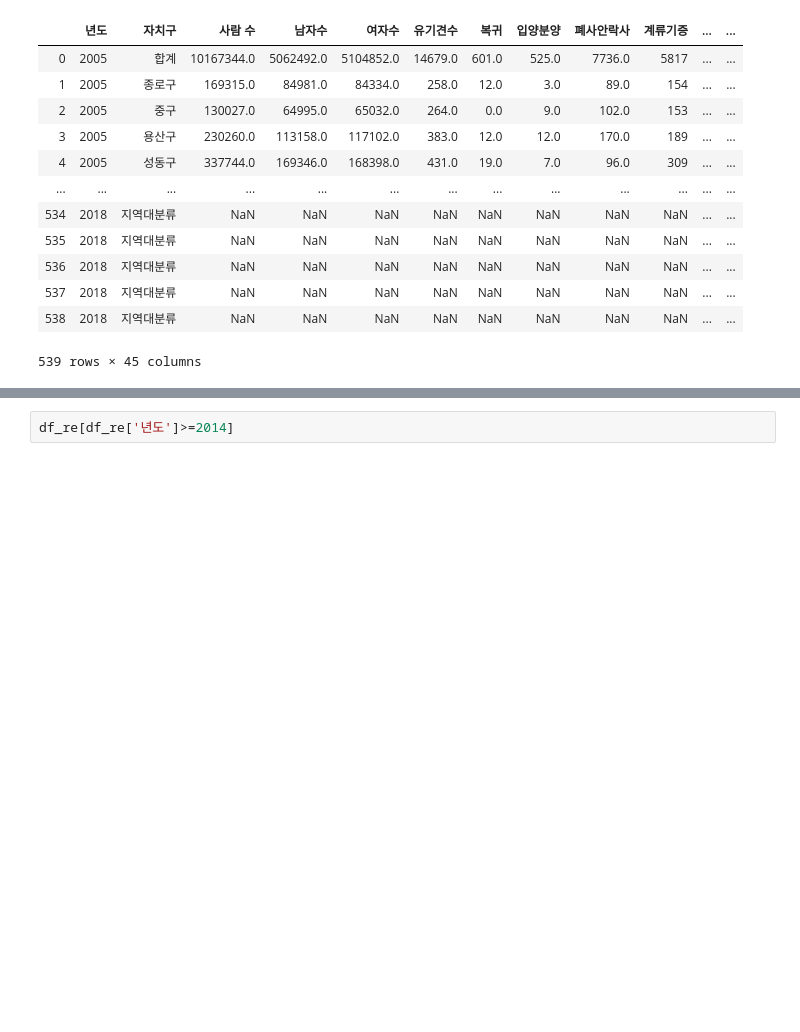
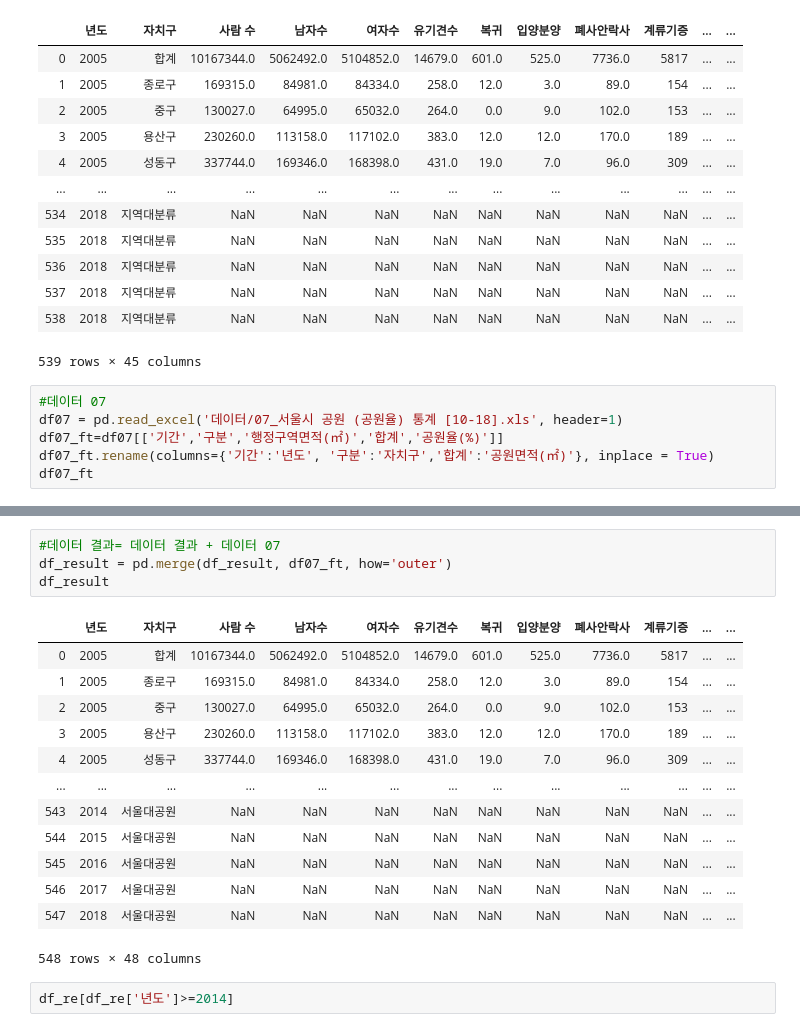
Before and after one commit to Kohayoung/shelter_dog, a Jupyter notebook: 1211_표 병합.ipynb, the cells around one changed output, grey strips where cells are left out. Saved outputs shown, nothing was run; the diff lists cells and outputs as text; blank space fills up the shorter version.

```diff
--- a/1211_표 병합.ipynb
+++ b/1211_표 병합.ipynb
@@ -210,3 +210,9 @@ df_result
 | 537 | 2018 | 지역대분류 | NaN | NaN | NaN | NaN | NaN | NaN | NaN | NaN | ... | ... |
 | 538 | 2018 | 지역대분류 | NaN | NaN | NaN | NaN | NaN | NaN | NaN | NaN | ... | ... |
 539 rows × 45 columns
+# %%
+#데이터 07
+df07 = pd.read_excel('데이터/07_서울시 공원 (공원율) 통계 [10-18].xls', header=1)
+df07_ft=df07[['기간','구분','행정구역면적(㎡)','합계','공원율(%)']]
+df07_ft.rename(columns={'기간':'년도', '구분':'자치구','합계':'공원면적(㎡)'}, inplace = True)
+df07_ft
@@ -213,3 +233,21 @@ df_result
+# %%
+#데이터 결과= 데이터 결과 + 데이터 07
+df_result = pd.merge(df_result, df07_ft, how='outer')
+df_result
+# %% [output]
+|  | 년도 | 자치구 | 사람 수 | 남자수 | 여자수 | 유기견수 | 복귀 | 입양분양 | 폐사안락사 | 계류기증 | ... | ... |
+| 0 | 2005 | 합계 | 10167344.0 | 5062492.0 | 5104852.0 | 14679.0 | 601.0 | 525.0 | 7736.0 | 5817 | ... | ... |
+| 1 | 2005 | 종로구 | 169315.0 | 84981.0 | 84334.0 | 258.0 | 12.0 | 3.0 | 89.0 | 154 | ... | ... |
+| 2 | 2005 | 중구 | 130027.0 | 64995.0 | 65032.0 | 264.0 | 0.0 | 9.0 | 102.0 | 153 | ... | ... |
+| 3 | 2005 | 용산구 | 230260.0 | 113158.0 | 117102.0 | 383.0 | 12.0 | 12.0 | 170.0 | 189 | ... | ... |
+| 4 | 2005 | 성동구 | 337744.0 | 169346.0 | 168398.0 | 431.0 | 19.0 | 7.0 | 96.0 | 309 | ... | ... |
+| ... | ... | ... | ... | ... | ... | ... | ... | ... | ... | ... | ... | ... |
+| 543 | 2014 | 서울대공원 | NaN | NaN | NaN | NaN | NaN | NaN | NaN | NaN | ... | ... |
+| 544 | 2015 | 서울대공원 | NaN | NaN | NaN | NaN | NaN | NaN | NaN | NaN | ... | ... |
+| 545 | 2016 | 서울대공원 | NaN | NaN | NaN | NaN | NaN | NaN | NaN | NaN | ... | ... |
+| 546 | 2017 | 서울대공원 | NaN | NaN | NaN | NaN | NaN | NaN | NaN | NaN | ... | ... |
+| 547 | 2018 | 서울대공원 | NaN | NaN | NaN | NaN | NaN | NaN | NaN | NaN | ... | ... |
+548 rows × 48 columns
 # %%
 df_re[df_re['년도']>=2014]
 # %%
```
Also changed, not shown: parts of 1 cell of this notebook, 1 other file.
